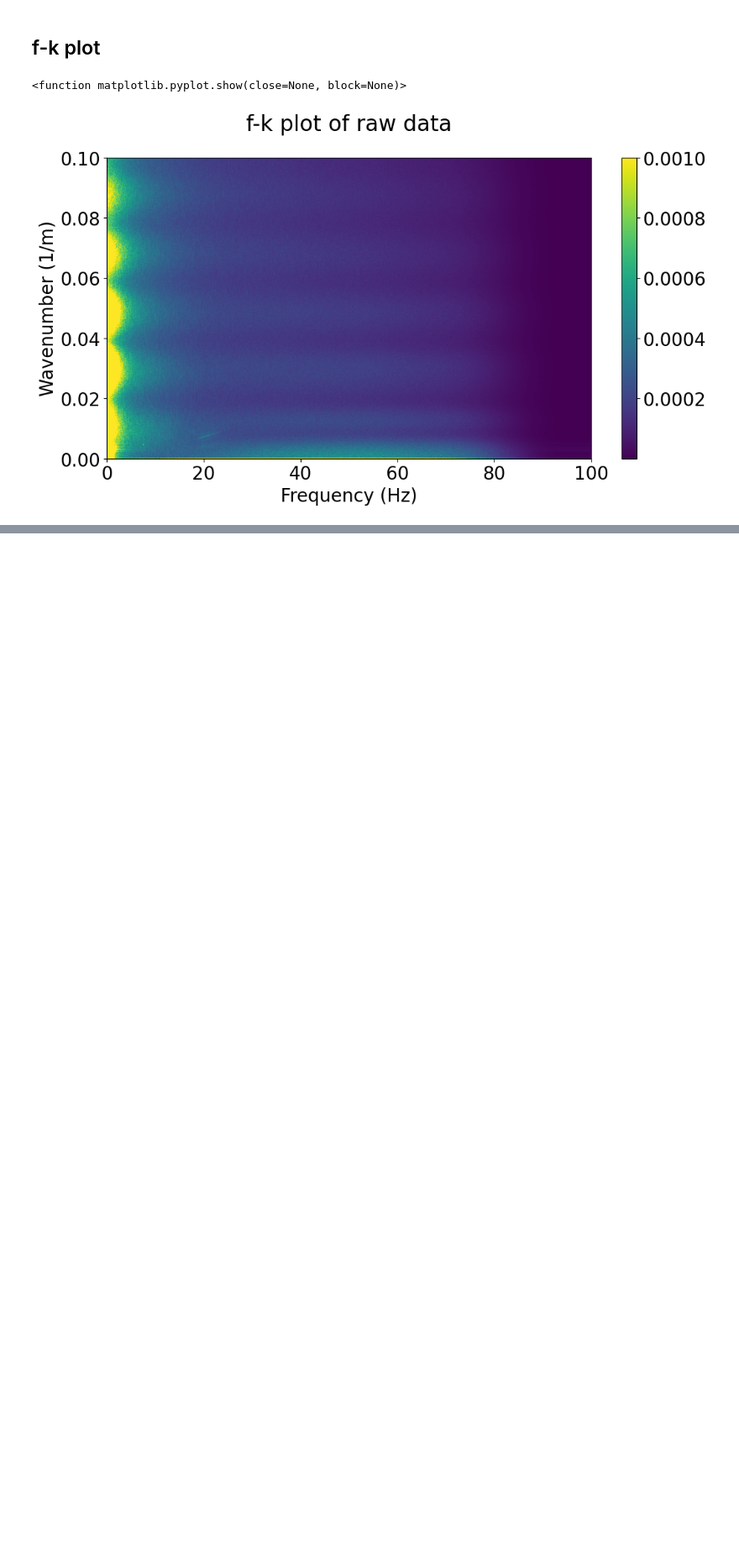
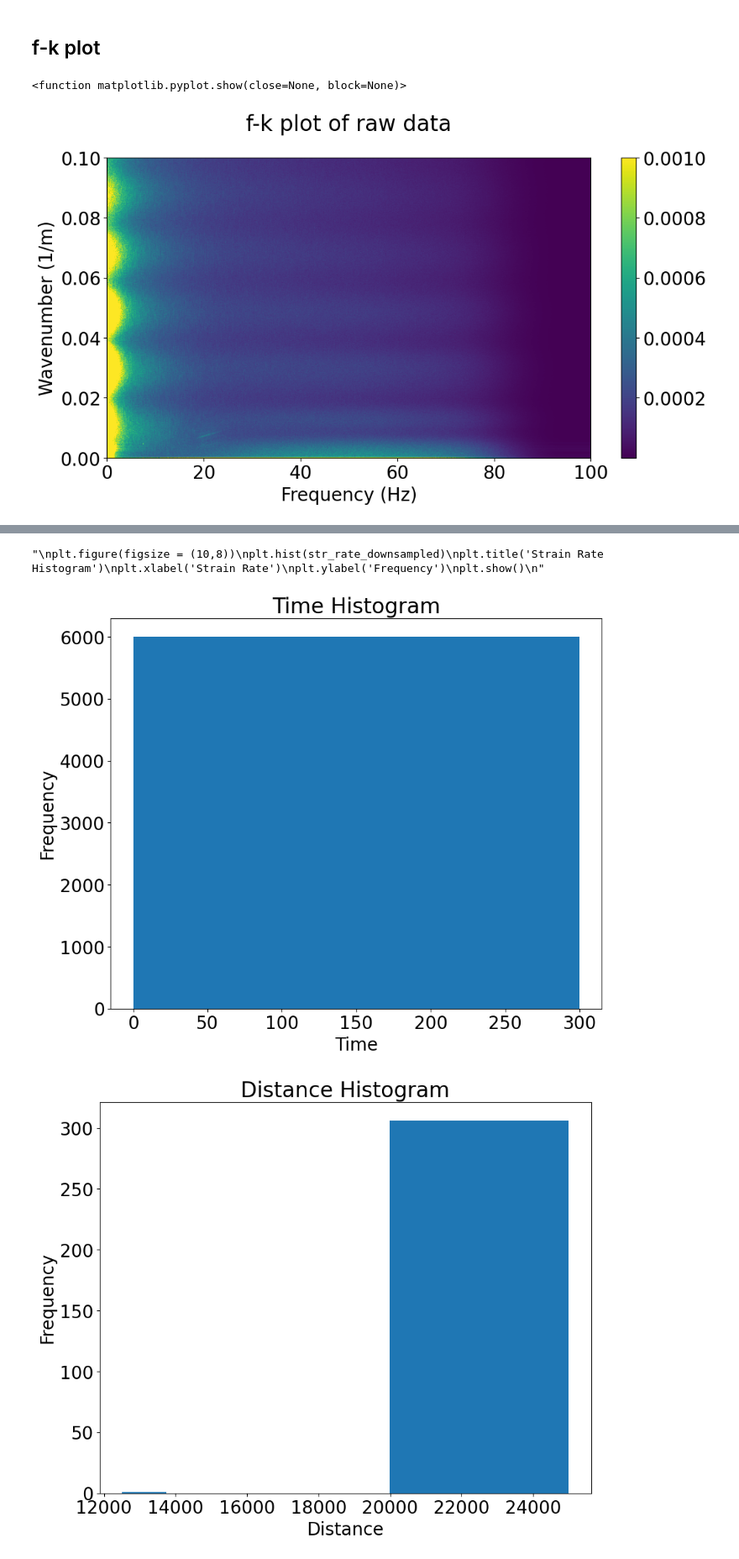
Before and after one commit to UW-MLGEO/DASclassification, a Jupyter notebook: notebooks/Data_Manipulation.ipynb, the cells around one changed output, grey strips where cells are left out. Shown at 84% size. Cells and saved outputs as stored; diff of their text form; code cells hidden in the pictures; blank space fills up the shorter version.

Commit message:
added histograms and mean,max,min,variance

```diff
--- a/notebooks/Data_Manipulation.ipynb
+++ b/notebooks/Data_Manipulation.ipynb
@@ -188,0 +198,30 @@ plt.show
+# %%
+#plotting downsampled strain rate - commented out because it takes a very long time to run
+"""
+plt.figure(figsize = (10,8))
+plt.hist(str_rate_downsampled)
+plt.title('Strain Rate Histogram')
+plt.xlabel('Strain Rate')
+plt.ylabel('Frequency')
+plt.show()
+"""
+# %% [output]
+"\nplt.figure(figsize = (10,8))\nplt.hist(str_rate_downsampled)\nplt.title('Strain Rate Histogram')\nplt.xlabel('Strain Rate')\nplt.ylabel('Frequency')\nplt.show()\n"
+# %%
+#plotting downsampled time and distance in seperate cell b/c str rate takes long time
+plt.figure(figsize = (10,8))
+plt.hist(time_downsampled)
+plt.title('Time Histogram')
+plt.xlabel('Time')
+plt.ylabel('Frequency')
+plt.show()
+
+plt.figure(figsize = (10,8))
+plt.hist(dist_downsampled)
+plt.title('Distance Histogram')
+plt.xlabel('Distance')
+plt.ylabel('Frequency')
+plt.show()
+# %% [output]
+[figure, added]
+[figure, added]
```
Also changed, not shown: parts of 6 cells of this notebook.
